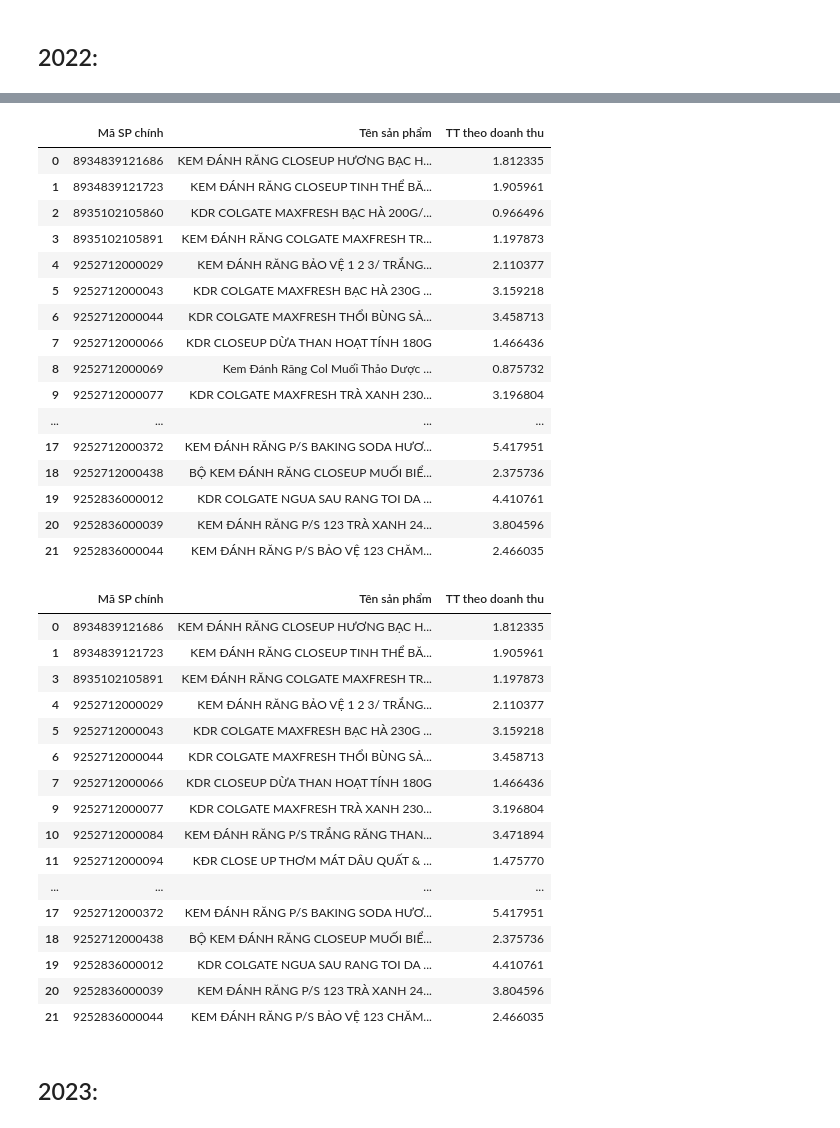
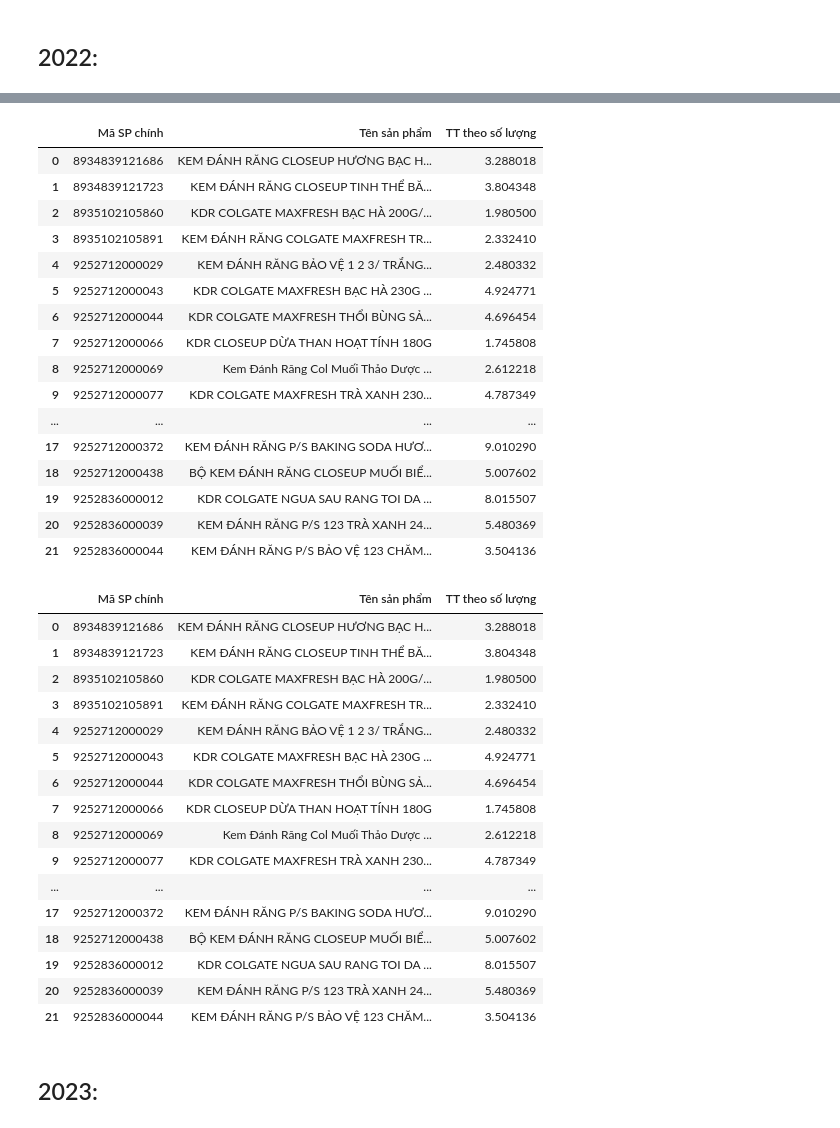
Before and after one commit to tuancaokaizen/dataproject, a Jupyter notebook: task5kdr.ipynb, the cells around one changed output, grey strips where cells are left out. Drawn from its saved outputs; the diff is of its cells as text; code cells hidden in the pictures.

```diff
--- a/task5kdr.ipynb
+++ b/task5kdr.ipynb
@@ -692,6 +692,6 @@ plt.show();
 # %% [markdown]
 ## 2022:
 # %%
-df_sku_2022 = df2[['Mã SP chính', 'Tên sản phẩm', 'TT theo doanh thu']]
+df_sku_2022 = df2[['Mã SP chính', 'Tên sản phẩm', 'TT theo số lượng']]
 df_sku_2022
 # %% [output]
@@ -710,46 +710,46 @@ df_sku_2022
 174549 rows × 3 columns
 # %%
-df_sku_2022 = df_sku_2022.groupby(['Mã SP chính', 'Tên sản phẩm'])['TT theo doanh thu'].mean().reset_index()
+df_sku_2022 = df_sku_2022.groupby(['Mã SP chính', 'Tên sản phẩm'])['TT theo số lượng'].mean().reset_index()
 df_sku_2022
 # %% [output]
-|  | Mã SP chính | Tên sản phẩm | TT theo doanh thu |
-| 0 | 8934839121686 | KEM ĐÁNH RĂNG CLOSEUP HƯƠNG BẠC H... | 1.812335 |
-| 1 | 8934839121723 | KEM ĐÁNH RĂNG CLOSEUP TINH THỂ BĂ... | 1.905961 |
-| 2 | 8935102105860 | KDR COLGATE MAXFRESH BẠC HÀ 200G/... | 0.966496 |
-| 3 | 8935102105891 | KEM ĐÁNH RĂNG COLGATE MAXFRESH TR... | 1.197873 |
-| 4 | 9252712000029 | KEM ĐÁNH RĂNG BẢO VỆ 1 2 3/ TRẮNG... | 2.110377 |
-| 5 | 9252712000043 | KDR COLGATE MAXFRESH BẠC HÀ 230G ... | 3.159218 |
-| 6 | 9252712000044 | KDR COLGATE MAXFRESH THỔI BÙNG SẢ... | 3.458713 |
-| 7 | 9252712000066 | KDR CLOSEUP DỪA THAN HOẠT TÍNH 180G | 1.466436 |
-| 8 | 9252712000069 | Kem Đánh Răng Col Muối Thảo Dược ... | 0.875732 |
-| 9 | 9252712000077 | KDR COLGATE MAXFRESH TRÀ XANH 230... | 3.196804 |
+|  | Mã SP chính | Tên sản phẩm | TT theo số lượng |
+| 0 | 8934839121686 | KEM ĐÁNH RĂNG CLOSEUP HƯƠNG BẠC H... | 3.288018 |
+| 1 | 8934839121723 | KEM ĐÁNH RĂNG CLOSEUP TINH THỂ BĂ... | 3.804348 |
+| 2 | 8935102105860 | KDR COLGATE MAXFRESH BẠC HÀ 200G/... | 1.980500 |
+| 3 | 8935102105891 | KEM ĐÁNH RĂNG COLGATE MAXFRESH TR... | 2.332410 |
+| 4 | 9252712000029 | KEM ĐÁNH RĂNG BẢO VỆ 1 2 3/ TRẮNG... | 2.480332 |
+| 5 | 9252712000043 | KDR COLGATE MAXFRESH BẠC HÀ 230G ... | 4.924771 |
+| 6 | 9252712000044 | KDR COLGATE MAXFRESH THỔI BÙNG SẢ... | 4.696454 |
+| 7 | 9252712000066 | KDR CLOSEUP DỪA THAN HOẠT TÍNH 180G | 1.745808 |
+| 8 | 9252712000069 | Kem Đánh Răng Col Muối Thảo Dược ... | 2.612218 |
+| 9 | 9252712000077 | KDR COLGATE MAXFRESH TRÀ XANH 230... | 4.787349 |
 | ... | ... | ... | ... |
-| 17 | 9252712000372 | KEM ĐÁNH RĂNG P/S BAKING SODA HƯƠ... | 5.417951 |
-| 18 | 9252712000438 | BỘ KEM ĐÁNH RĂNG CLOSEUP MUỐI BIỂ... | 2.375736 |
-| 19 | 9252836000012 | KDR COLGATE NGUA SAU RANG TOI DA ... | 4.410761 |
-| 20 | 9252836000039 | KEM ĐÁNH RĂNG P/S 123 TRÀ XANH 24... | 3.804596 |
-| 21 | 9252836000044 | KEM ĐÁNH RĂNG P/S BẢO VỆ 123 CHĂM... | 2.466035 |
+| 17 | 9252712000372 | KEM ĐÁNH RĂNG P/S BAKING SODA HƯƠ... | 9.010290 |
+| 18 | 9252712000438 | BỘ KEM ĐÁNH RĂNG CLOSEUP MUỐI BIỂ... | 5.007602 |
+| 19 | 9252836000012 | KDR COLGATE NGUA SAU RANG TOI DA ... | 8.015507 |
+| 20 | 9252836000039 | KEM ĐÁNH RĂNG P/S 123 TRÀ XANH 24... | 5.480369 |
+| 21 | 9252836000044 | KEM ĐÁNH RĂNG P/S BẢO VỆ 123 CHĂM... | 3.504136 |
 # %%
-df_sku_2022_hq = df_sku_2022[df_sku_2022['TT theo doanh thu'] >= 1.0]
+df_sku_2022_hq = df_sku_2022[df_sku_2022['TT theo số lượng'] >= 1.0]
 df_sku_2022_hq
 # %% [output]
-|  | Mã SP chính | Tên sản phẩm | TT theo doanh thu |
-| 0 | 8934839121686 | KEM ĐÁNH RĂNG CLOSEUP HƯƠNG BẠC H... | 1.812335 |
-| 1 | 8934839121723 | KEM ĐÁNH RĂNG CLOSEUP TINH THỂ BĂ... | 1.905961 |
-| 3 | 8935102105891 | KEM ĐÁNH RĂNG COLGATE MAXFRESH TR... | 1.197873 |
-| 4 | 9252712000029 | KEM ĐÁNH RĂNG BẢO VỆ 1 2 3/ TRẮNG... | 2.110377 |
-| 5 | 9252712000043 | KDR COLGATE MAXFRESH BẠC HÀ 230G ... | 3.159218 |
-| 6 | 9252712000044 | KDR COLGATE MAXFRESH THỔI BÙNG SẢ... | 3.458713 |
-| 7 | 9252712000066 | KDR CLOSEUP DỪA THAN HOẠT TÍNH 180G | 1.466436 |
-| 9 | 9252712000077 | KDR COLGATE MAXFRESH TRÀ XANH 230... | 3.196804 |
-| 10 | 9252712000084 | KEM ĐÁNH RĂNG P/S TRẮNG RĂNG THAN... | 3.471894 |
-| 11 | 9252712000094 | KĐR CLOSE UP THƠM MÁT DÂU QUẤT & ... | 1.475770 |
+|  | Mã SP chính | Tên sản phẩm | TT theo số lượng |
+| 0 | 8934839121686 | KEM ĐÁNH RĂNG CLOSEUP HƯƠNG BẠC H... | 3.288018 |
+| 1 | 8934839121723 | KEM ĐÁNH RĂNG CLOSEUP TINH THỂ BĂ... | 3.804348 |
+| 2 | 8935102105860 | KDR COLGATE MAXFRESH BẠC HÀ 200G/... | 1.980500 |
+| 3 | 8935102105891 | KEM ĐÁNH RĂNG COLGATE MAXFRESH TR... | 2.332410 |
+| 4 | 9252712000029 | KEM ĐÁNH RĂNG BẢO VỆ 1 2 3/ TRẮNG... | 2.480332 |
+| 5 | 9252712000043 | KDR COLGATE MAXFRESH BẠC HÀ 230G ... | 4.924771 |
+| 6 | 9252712000044 | KDR COLGATE MAXFRESH THỔI BÙNG SẢ... | 4.696454 |
+| 7 | 9252712000066 | KDR CLOSEUP DỪA THAN HOẠT TÍNH 180G | 1.745808 |
+| 8 | 9252712000069 | Kem Đánh Răng Col Muối Thảo Dược ... | 2.612218 |
+| 9 | 9252712000077 | KDR COLGATE MAXFRESH TRÀ XANH 230... | 4.787349 |
 | ... | ... | ... | ... |
-| 17 | 9252712000372 | KEM ĐÁNH RĂNG P/S BAKING SODA HƯƠ... | 5.417951 |
-| 18 | 9252712000438 | BỘ KEM ĐÁNH RĂNG CLOSEUP MUỐI BIỂ... | 2.375736 |
-| 19 | 9252836000012 | KDR COLGATE NGUA SAU RANG TOI DA ... | 4.410761 |
-| 20 | 9252836000039 | KEM ĐÁNH RĂNG P/S 123 TRÀ XANH 24... | 3.804596 |
-| 21 | 9252836000044 | KEM ĐÁNH RĂNG P/S BẢO VỆ 123 CHĂM... | 2.466035 |
+| 17 | 9252712000372 | KEM ĐÁNH RĂNG P/S BAKING SODA HƯƠ... | 9.010290 |
+| 18 | 9252712000438 | BỘ KEM ĐÁNH RĂNG CLOSEUP MUỐI BIỂ... | 5.007602 |
+| 19 | 9252836000012 | KDR COLGATE NGUA SAU RANG TOI DA ... | 8.015507 |
+| 20 | 9252836000039 | KEM ĐÁNH RĂNG P/S 123 TRÀ XANH 24... | 5.480369 |
+| 21 | 9252836000044 | KEM ĐÁNH RĂNG P/S BẢO VỆ 123 CHĂM... | 3.504136 |
 # %% [markdown]
 ## 2023:
 # %%
```
Also changed, not shown: parts of 4 cells of this notebook.
